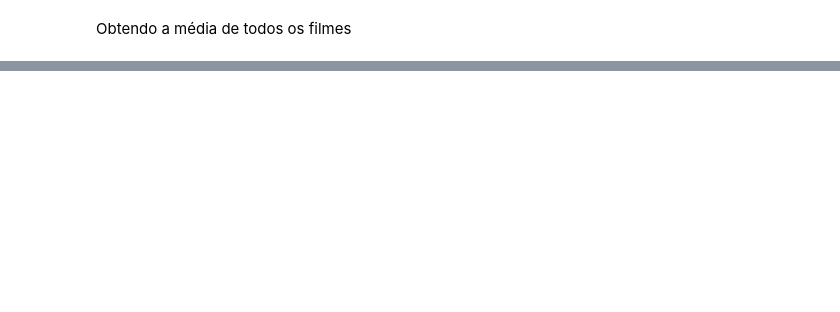
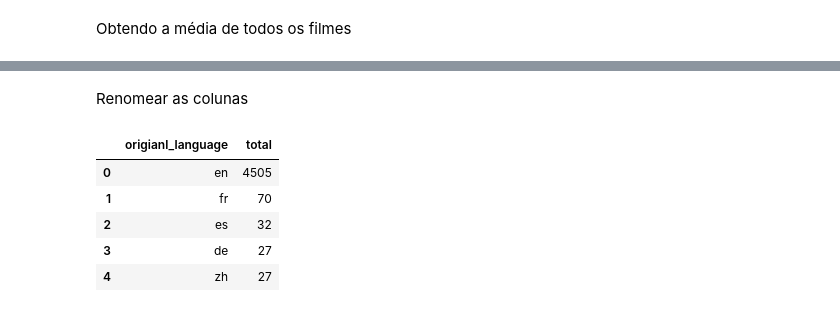
Before and after one commit to marantmir/Formacao_Data_Science, a Jupyter notebook: IntroducaoDataScience.ipynb, the cells around one changed output, grey strips where cells are left out. Saved outputs shown, nothing was run; the diff lists cells and outputs as text; code cells hidden in the pictures; blank space fills up the shorter version.

```diff
--- a/IntroducaoDataScience.ipynb
+++ b/IntroducaoDataScience.ipynb
@@ -266,0 +136,3 @@ Name: nota, dtype: float64
+# %%
+tmdb = pd.read_csv("tmdb_5000_movies.csv")
+tmdb.head()
@@ -266,0 +231,13 @@ Name: nota, dtype: float64
+# %% [markdown]
+Renomear as colunas
+# %%
+contagem_de_lingua = tmdb.original_language.value_counts().to_frame().reset_index()
+contagem_de_lingua.columns = ["origianl_language", "total"]
+contagem_de_lingua.head()
+# %% [output]
+|  | origianl_language | total |
+| 0 | en | 4505 |
+| 1 | fr | 70 |
+| 2 | es | 32 |
+| 3 | de | 27 |
+| 4 | zh | 27 |
```
Also changed, not shown: parts of 37 cells of this notebook.
